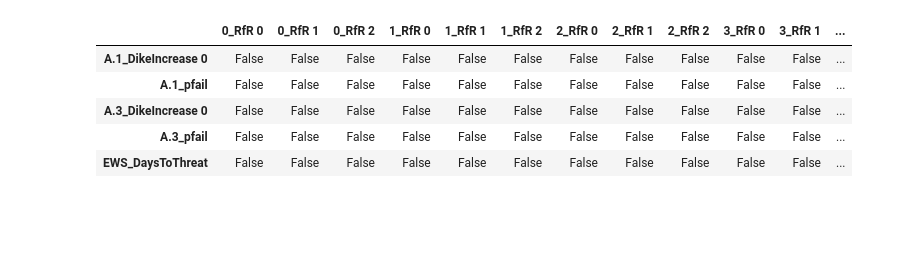
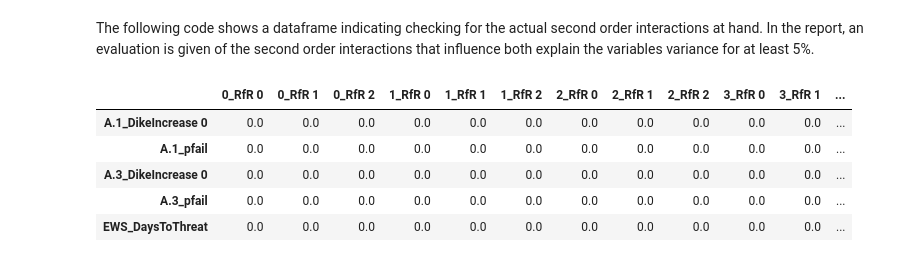
Before and after one commit to EwoutH/modelbased-g13, a Jupyter notebook: Sobol G13 interactions.ipynb, the cells around one changed output. Cells and saved outputs as stored; diff of their text form; code cells hidden in the pictures; blank space fills up the shorter version.

```diff
--- a/Sobol G13 interactions.ipynb
+++ b/Sobol G13 interactions.ipynb
@@ -135,20 +128,28 @@ Si_df_deaths_2nd
+# %% [markdown]
+The following code shows a dataframe indicating checking for the actual second order interactions at hand. In the report, an evaluation is given of the second order interactions that influence both explain the variables variance for at least 5%.
 # %%
-## However, the S2 dataframe shows these interactions are not very strong
-pd.set_option('display.max_columns', None)
+pd.set_option('display.max_columns', None) # We want to see all pairs of interaction
+
+## First, create matrix df with variable names on axes, and fill NaNs with 0.
+
 S2_deaths_sobol = pd.DataFrame(deaths_sobol['S2'])
 S2_deaths_sobol.index = Si_df_deaths.index
 S2_deaths_sobol.columns = Si_df_deaths.index
-S2_deaths_sobol.fillna(0,inplace=True)
-S2_deaths_sobol
+S2_deaths_sobol= S2_deaths_sobol.fillna(0)
+
+## Then, check which combinations are influencing outcomes for more than 5%.
+
 S2_deaths_sobol_boolean = S2_deaths_sobol>0.05
-S2_deaths_sobol_boolean
 S2_deaths_sobol_boolean.any(axis='columns')
 S2_deaths_sobol_boolean = S2_deaths_sobol_boolean.iloc[[18,21,30,33,46]]
 S2_deaths_sobol_boolean
+
+## Then, show how big these second-order influences are
+S2_deaths_sobol= S2_deaths_sobol.iloc[[18,21,30,33,46]]
 # %% [output]
 |  | 0_RfR 0 | 0_RfR 1 | 0_RfR 2 | 1_RfR 0 | 1_RfR 1 | 1_RfR 2 | 2_RfR 0 | 2_RfR 1 | 2_RfR 2 | 3_RfR 0 | 3_RfR 1 | ... |
-| A.1_DikeIncrease 0 | False | False | False | False | False | False | False | False | False | False | False | ... |
-| A.1_pfail | False | False | False | False | False | False | False | False | False | False | False | ... |
-| A.3_DikeIncrease 0 | False | False | False | False | False | False | False | False | False | False | False | ... |
-| A.3_pfail | False | False | False | False | False | False | False | False | False | False | False | ... |
-| EWS_DaysToThreat | False | False | False | False | False | False | False | False | False | False | False | ... |
+| A.1_DikeIncrease 0 | 0.0 | 0.0 | 0.0 | 0.0 | 0.0 | 0.0 | 0.0 | 0.0 | 0.0 | 0.0 | 0.0 | ... |
+| A.1_pfail | 0.0 | 0.0 | 0.0 | 0.0 | 0.0 | 0.0 | 0.0 | 0.0 | 0.0 | 0.0 | 0.0 | ... |
+| A.3_DikeIncrease 0 | 0.0 | 0.0 | 0.0 | 0.0 | 0.0 | 0.0 | 0.0 | 0.0 | 0.0 | 0.0 | 0.0 | ... |
+| A.3_pfail | 0.0 | 0.0 | 0.0 | 0.0 | 0.0 | 0.0 | 0.0 | 0.0 | 0.0 | 0.0 | 0.0 | ... |
+| EWS_DaysToThreat | 0.0 | 0.0 | 0.0 | 0.0 | 0.0 | 0.0 | 0.0 | 0.0 | 0.0 | 0.0 | 0.0 | ... |
```
Also changed, not shown: parts of 26 cells of this notebook, 2 other files.
